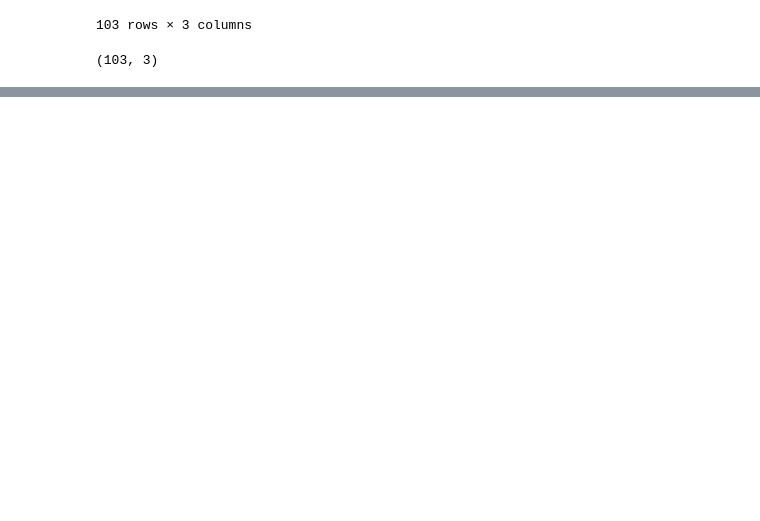
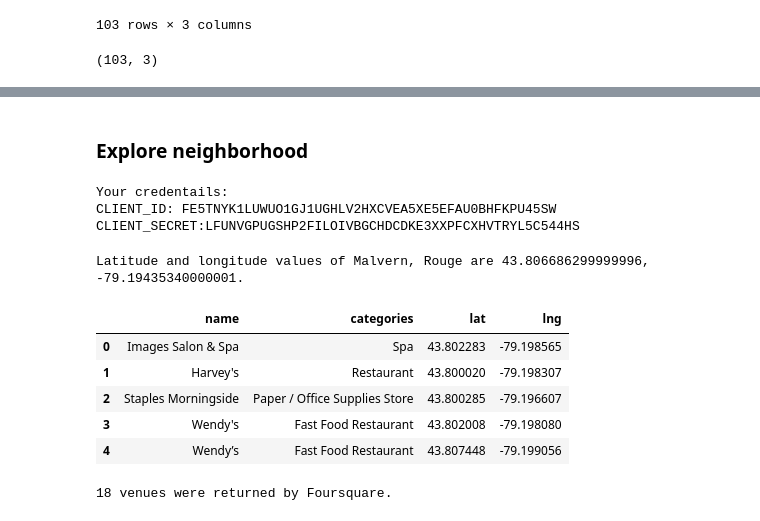
Before and after one commit to gavin0824/Coursera_Capstone, a Jupyter notebook: Coursera_capstone_project2.ipynb, the cells around one changed output, grey strips where cells are left out. Drawn from its saved outputs; the diff is of its cells as text; code cells hidden in the pictures; blank space fills up the shorter version.

```diff
--- a/Coursera_capstone_project2.ipynb
+++ b/Coursera_capstone_project2.ipynb
@@ -61,0 +116,76 @@ df.shape
+# %% [markdown]
+### Explore neighborhood
+# %%
+CLIENT_ID = 'FE5TNYK1LUWUO1GJ1UGHLV2HXCVEA5XE5EFAU0BHFKPU45SW' # your Foursquare ID
+CLIENT_SECRET = 'LFUNVGPUGSHP2FILOIVBGCHDCDKE3XXPFCXHVTRYL5C544HS' # your Foursquare Secret
+VERSION = '20180605' # Foursquare API version
+
+print('Your credentails:')
+print('CLIENT_ID: ' + CLIENT_ID)
+print('CLIENT_SECRET:' + CLIENT_SECRET)
+# %% [output]
+Your credentails:
+CLIENT_ID: FE5TNYK1LUWUO1GJ1UGHLV2HXCVEA5XE5EFAU0BHFKPU45SW
+CLIENT_SECRET:LFUNVGPUGSHP2FILOIVBGCHDCDKE3XXPFCXHVTRYL5C544HS
+# %%
+data.loc[0, 'Neighborhood']
+neighborhood_latitude = data.loc[0, 'Latitude'] # neighborhood latitude value
+neighborhood_longitude = data.loc[0, 'Longitude'] # neighborhood longitude value
+
+neighborhood_name = data.loc[0, 'Neighborhood'] # neighborhood name
+
+print('Latitude and longitude values of {} are {}, {}.'.format(neighborhood_name,
+                                                               neighborhood_latitude,
+                                                               neighborhood_longitude))
+# %% [output]
+Latitude and longitude values of Malvern, Rouge are 43.806686299999996, -79.19435340000001.
+# %%
+radius = 1000
+LIMIT = 100
+url = 'https://api.foursquare.com/v2/venues/explore?&client_id={}&client_secret={}&v={}&ll={},{}&radius={}&limit={}'.format(
+    CLIENT_ID,
+    CLIENT_SECRET,
+    VERSION,
+    neighborhood_latitude,
+    neighborhood_longitude,
+    radius,
+    LIMIT)
+results = requests.get(url).json()
+# %%
+def get_category_type(row):
+    try:
+        categories_list = row['categories']
+    except:
+        categories_list = row['venue.categories']
+
+    if len(categories_list) == 0:
+        return None
+    else:
+        return categories_list[0]['name']
+
+venues = results['response']['groups'][0]['items']
+
+nearby_venues = json_normalize(venues) # flatten JSON
+
+# filter columns
+filtered_columns = ['venue.name', 'venue.categories', 'venue.location.lat', 'venue.location.lng']
+nearby_venues =nearby_venues.loc[:, filtered_columns]
+
+# filter the category for each row
+nearby_venues['venue.categories'] = nearby_venues.apply(get_category_type, axis=1)
+
+# clean columns
+nearby_venues.columns = [col.split(".")[-1] for col in nearby_venues.columns]
+
+nearby_venues.head()
+# %% [output]
+|  | name | categories | lat | lng |
+| 0 | Images Salon & Spa | Spa | 43.802283 | -79.198565 |
+| 1 | Harvey's | Restaurant | 43.800020 | -79.198307 |
+| 2 | Staples Morningside | Paper / Office Supplies Store | 43.800285 | -79.196607 |
+| 3 | Wendy's | Fast Food Restaurant | 43.802008 | -79.198080 |
+| 4 | Wendy’s | Fast Food Restaurant | 43.807448 | -79.199056 |
+# %%
+print('{} venues were returned by Foursquare.'.format(nearby_venues.shape[0]))
+# %% [output]
+18 venues were returned by Foursquare.
```
Also changed, not shown: parts of 5 cells of this notebook.
